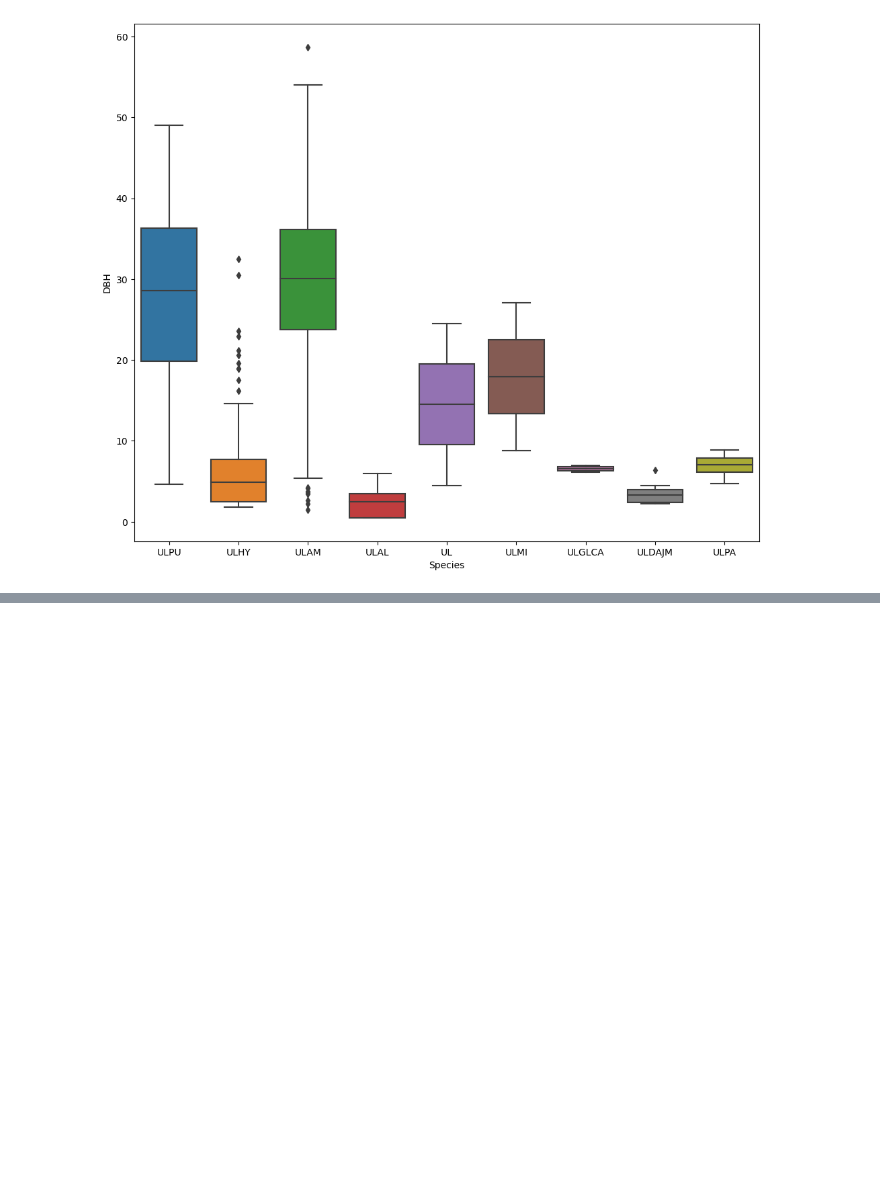
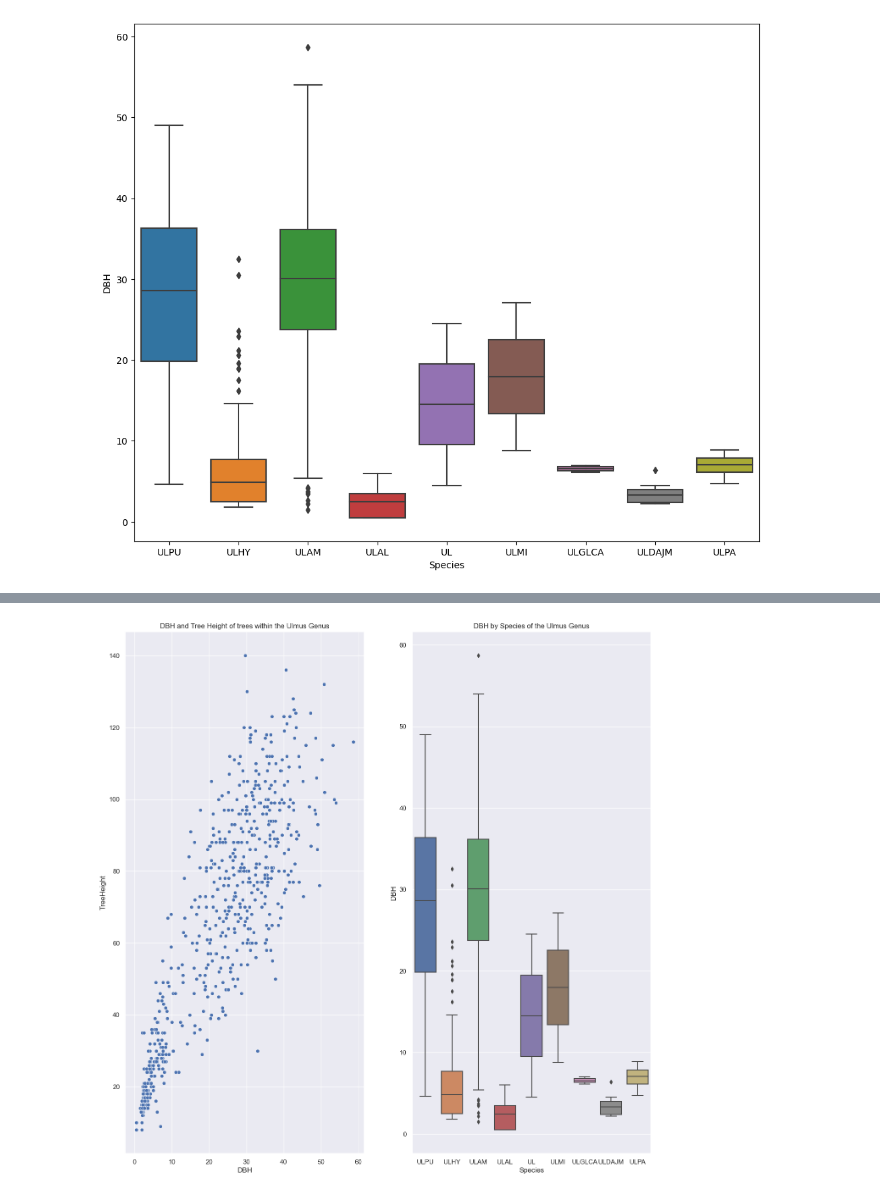
Before and after one commit to MWS8StAndrews/PY4SA23_Assignment, a Jupyter notebook: Assignment No 2 - Morgan Staples.ipynb, the cells around one changed output, grey strips where cells are left out. Cells and saved outputs as stored; diff of their text form; code cells hidden in the pictures; blank space fills up the shorter version.

```diff
--- a/Assignment No 2 - Morgan Staples.ipynb
+++ b/Assignment No 2 - Morgan Staples.ipynb
@@ -168,0 +170,14 @@ plt.show()
+# %%
+fig, axs = plt.subplots(ncols=2)
+
+sns.set(rc={"figure.figsize":(10, 16)})
+
+sns.scatterplot(data=Ulmus_only, x="DBH", y="TreeHeight", ax=axs[0])
+axs[0].set_title("DBH and Tree Height of trees within the Ulmus Genus")
+
+sns.boxplot(data=Ulmus_only, x="Species", y="DBH", ax=axs[1])
+axs[1].set_title("DBH by Species of the Ulmus Genus")
+
+plt.show()
+# %% [output]
+[figure, added]
```
Also changed, not shown: parts of 8 cells of this notebook, 11 other files.
